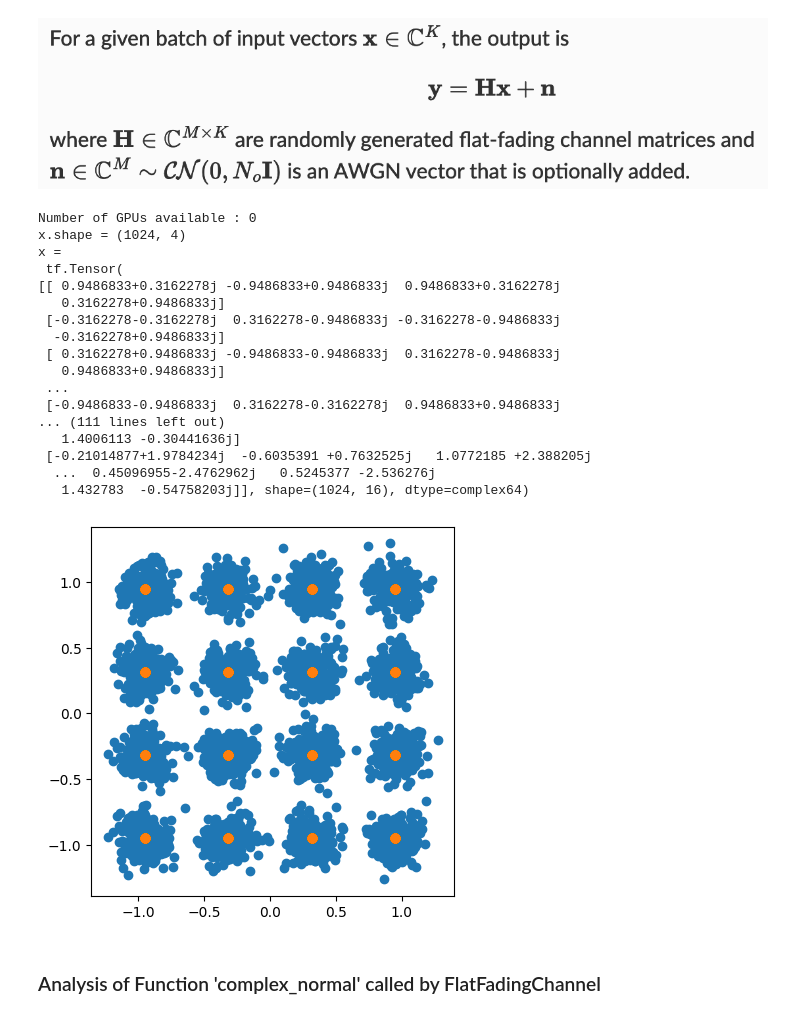
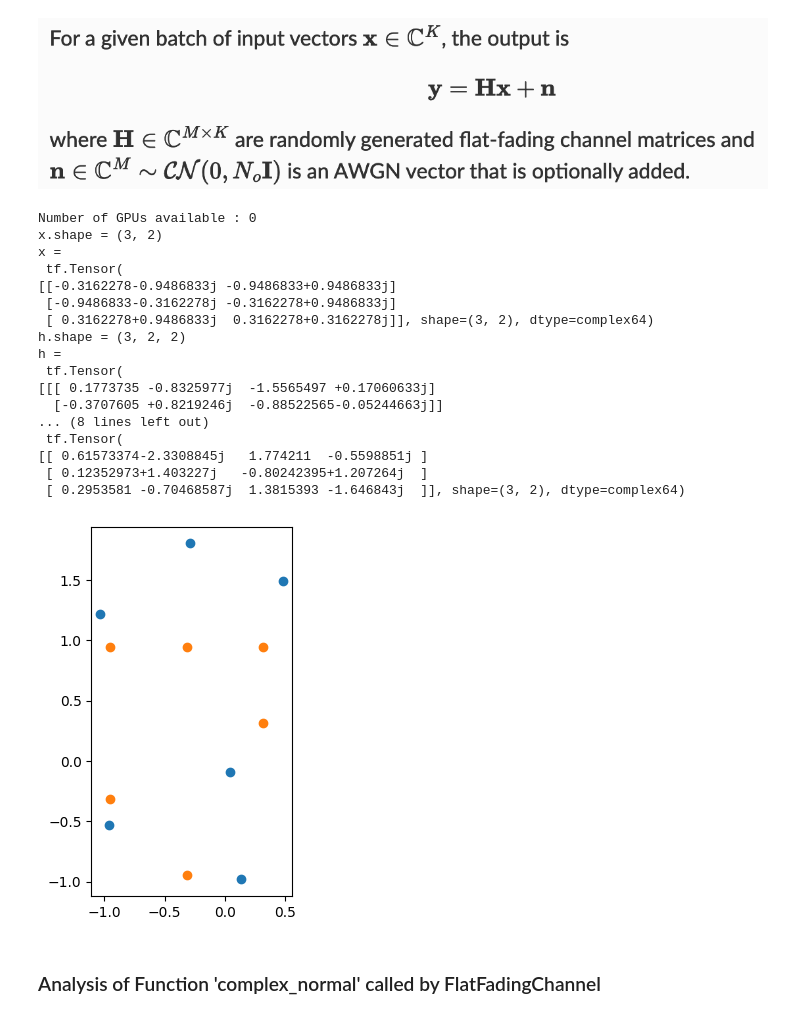
Before and after one commit to leeofaith/sionna, a Jupyter notebook: Jupyter Notebooks/Notes.ipynb, the cells around one changed output. Cells and saved outputs as stored; diff of their text form; code cells hidden in the pictures.

```diff
--- a/Jupyter Notebooks/Notes.ipynb
+++ b/Jupyter Notebooks/Notes.ipynb
@@ -631,12 +631,12 @@ import sys
 
 # Import Sionna
 try:
-    import sionna
+    import sionna as sn
 except ImportError as e:
     # Install Sionna if package is not already installed
     import os
     os.system("pip install sionna")
-    import sionna
+    import sionna as sn
 
 from sionna.utils import BinarySource, QAMSource, ebnodb2no, compute_ser, compute_ber, PlotBER
 from sionna.channel import FlatFadingChannel, KroneckerModel
@@ -647,51 +647,51 @@ from sionna.fec.ldpc.encoding import LDPC5GEncoder
 from sionna.fec.ldpc.decoding import LDPC5GDecoder
 
 ### Simple Uncoded Transmission
-num_tx_ant = 4 # Number of Transmitter Antennas
-num_rx_ant = 16 # Number of Receiver Antennas
+num_tx_ant = 2 # Number of Transmitter Antennas
+num_rx_ant = 2 # Number of Receiver Antennas
 num_bits_per_symbol = 4 # 16 QAM
-batch_size = 1024 # Parallel in 3 batches
+batch_size = 3 # Parallel in 3 batches
 qam_source = QAMSource(num_bits_per_symbol)
 x = qam_source([batch_size, num_tx_ant])
 print('x.shape =',x.shape) # (batch_size=3, num_tx_ant=2)
 print('x =\n',x)
 
 ### Create `FlatFadingChannel` to simulate transmissions over an i.i.d. Rayleigh fading channel. The channel will also add AWGN with variance `no`.
 channel = FlatFadingChannel(num_tx_ant, num_rx_ant, add_awgn=True, return_channel=True)
 no = 0.2 # Noise Variance of the Transmission Channel
 
 # y and h are the Channel Output and Channel Realizations, respectively.
 y, h = channel([x, no]) # x = qam_source([batch_size, num_tx_ant]), no = 0.2
 print('h.shape =',h.shape)
 print('h =\n',h)
 print('y.shape =',y.shape)
 print('y =\n',y)
 
 s = tf.cast(no*tf.eye(num_rx_ant, num_rx_ant), y.dtype)
 x_hat, no_eff = lmmse_equalizer(y, h, s)
 
 plt.axes().set_aspect(1.0)
 plt.scatter(np.real(x_hat), np.imag(x_hat));
 plt.scatter(np.real(x), np.imag(x));
 # %% [output]
 Number of GPUs available : 0
-x.shape = (1024, 4)
+x.shape = (3, 2)
 x =
  tf.Tensor(
-[[ 0.9486833+0.3162278j -0.9486833+0.9486833j  0.9486833+0.3162278j
-   0.3162278+0.9486833j]
- [-0.3162278-0.3162278j  0.3162278-0.9486833j -0.3162278-0.9486833j
-  -0.3162278+0.9486833j]
- [ 0.3162278+0.9486833j -0.9486833-0.9486833j  0.3162278-0.9486833j
-   0.9486833+0.9486833j]
- ...
- [-0.9486833-0.9486833j  0.3162278-0.3162278j  0.9486833+0.9486833j
-... (111 lines left out)
-   1.4006113 -0.30441636j]
- [-0.21014877+1.9784234j  -0.6035391 +0.7632525j   1.0772185 +2.388205j
-  ...  0.45096955-2.4762962j   0.5245377 -2.536276j
-   1.432783  -0.54758203j]], shape=(1024, 16), dtype=complex64)
+[[-0.3162278-0.9486833j -0.9486833+0.9486833j]
+ [-0.9486833-0.3162278j -0.3162278+0.9486833j]
+ [ 0.3162278+0.9486833j  0.3162278+0.3162278j]], shape=(3, 2), dtype=complex64)
+h.shape = (3, 2, 2)
+h =
+ tf.Tensor(
+[[[ 0.1773735 -0.8325977j  -1.5565497 +0.17060633j]
+  [-0.3707605 +0.8219246j  -0.88522565-0.05244663j]]
+... (8 lines left out)
+ tf.Tensor(
+[[ 0.61573374-2.3308845j   1.774211  -0.5598851j ]
+ [ 0.12352973+1.403227j   -0.80242395+1.207264j  ]
+ [ 0.2953581 -0.70468587j  1.3815393 -1.646843j  ]], shape=(3, 2), dtype=complex64)
-[figure, old version]
+[figure, new version]
 # %% [markdown]
 ### Analysis of Function 'complex_normal' called by FlatFadingChannel
 # %%
```
Also changed, not shown: parts of 1 cell of this notebook, 4 other files.
